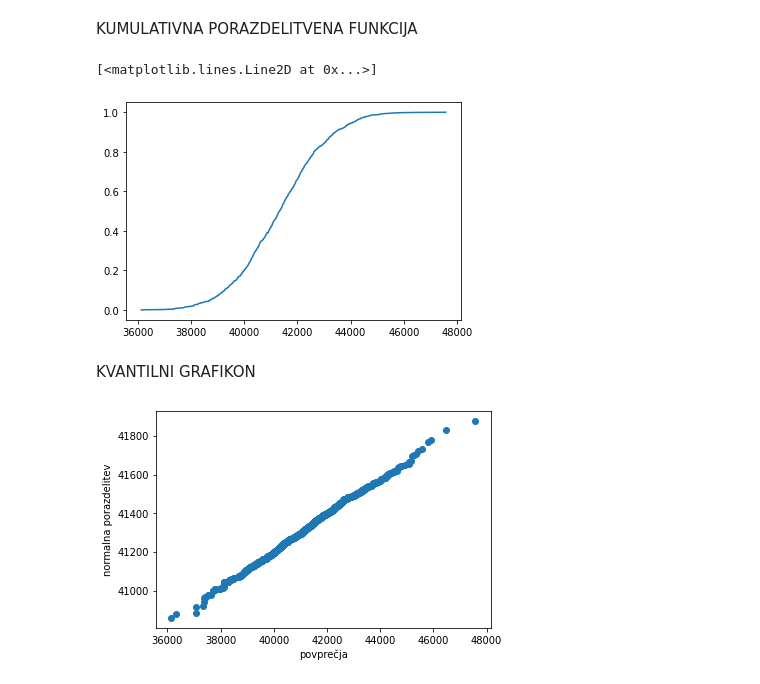
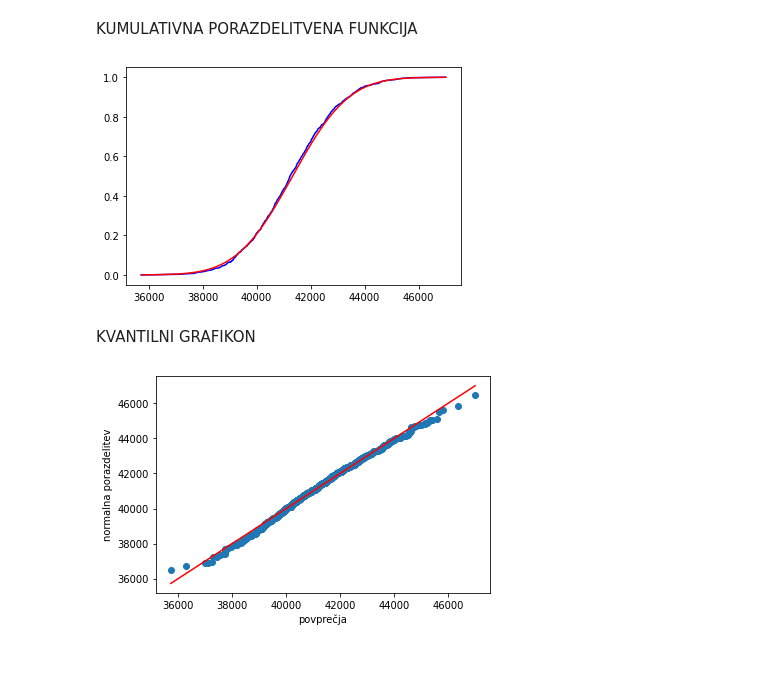
Before and after one commit to gajajamnik/stata_projektna, a Jupyter notebook: Naloga1.ipynb, the cells around one changed output. Cells and saved outputs as stored; diff of their text form; code cells hidden in the pictures.

```diff
--- a/Naloga1.ipynb
+++ b/Naloga1.ipynb
@@ -190,11 +144,20 @@ def cdf(x):
 # %%
 #koda iz strani https://www.statology.org/cdf-python/
-#sort data
+
 x = numpy.sort(Kibergrad.dohodek)
 
 #calculate CDF values
 y = 1. * numpy.arange(len(Kibergrad.dohodek)) / (len(Kibergrad.dohodek) - 1)
 
 #plot CDF
-plt.plot(x, y)
+p1 = plt.plot(x, y)
+
+#CDF za normalno porazdelitev
+u = []
+for i in x:
+    u.append(statistics.NormalDist(povprecje, standardni_odklon).cdf(i))
+
+p2 = plt.plot(x, u, color='r')
+
+plt.show()
 # %% [output]
@@ -205,7 +164,0 @@ Kumulativna porazdelitvena funkcija ustrezne normalne porazdelitve
-# %%
-x = numpy.linspace(m, M, 10000)
-y = []
-for i in x:
-    y.append(statistics.NormalDist(povprecje, standardni_odklon).pdf(i))
-
-plt.plot(x, y)
@@ -268,6 +219,12 @@ plt.hist(seznam_povprecij)
 Dorišite normalno gostoto, katere pričakovana vrednost se ujema s povprečnim
 dohodkom na družino v Kibergradu, standardni odklon pa s standardno napako
 za enostavni slučajni vzorec velikosti 400. Komentirajte, kako dobro se prilega.
+# %%
+seznam_dohodkov = []
+for i in range(0,400):
+    n = random.randint(0,43885)
+    d = Kibergrad.dohodek[n]
+    seznam_dohodkov.append(d)
 # %%
 # pričakovana vrednost = povprečje dohodkov v celotni populaciji
 pričakovana_vrednost = sum(Kibergrad.dohodek)/len(Kibergrad.dohodek)
@@ -277,6 +235,6 @@ pričakovana_vrednost
 # %%
 #standardni odklon = SE za enostavni slučajni vzorec velikostni 400
 
-se = Kibergrad.dohodek.sem()
+se = sem(numpy.array(seznam_dohodkov))
 se
 # %% [output]
@@ -316,28 +277,38 @@ KUMULATIVNA PORAZDELITVENA FUNKCIJA
 
 #plot CDF
 #sort data
+from turtle import color
+
+
 x = numpy.sort(seznam_povprecij)
 
 #calculate CDF values
 y = 1. * numpy.arange(len(seznam_povprecij)) / (len(seznam_povprecij) - 1)
 
 #plot CDF
-plt.plot(x, y)
+plt.plot(x, y, color='b')
+
+#KUMULATIVNA ZA NORMANO
+u = []
+for i in x:
+    u.append(statistics.NormalDist(pričakovana_vrednost, se).cdf(i))
+
+p2 = plt.plot(x, u, color='r')
 # %% [output]
-[<matplotlib.lines.Line2D at 0x...>]
-[figure, old version]
+[figure, new version]
 # %% [markdown]
 KVANTILNI GRAFIKON
 # %%
 podatki_normalne = numpy.random.normal(pričakovana_vrednost,se,1000)
 podatki_normalne.sort()
 
 seznam_povprecij.sort()
 
 plt.scatter(seznam_povprecij,podatki_normalne)
+plt.plot([min(seznam_povprecij),max(seznam_povprecij)],[min(seznam_povprecij),max(seznam_povprecij)],color="red")
 
 plt.xlabel("povprečja")
 plt.ylabel("normalna porazdelitev")
 plt.show()
 # %% [output]
-[figure, old version]
+[figure, new version]
```
Also changed, not shown: parts of 39 cells of this notebook, 25 other files.
